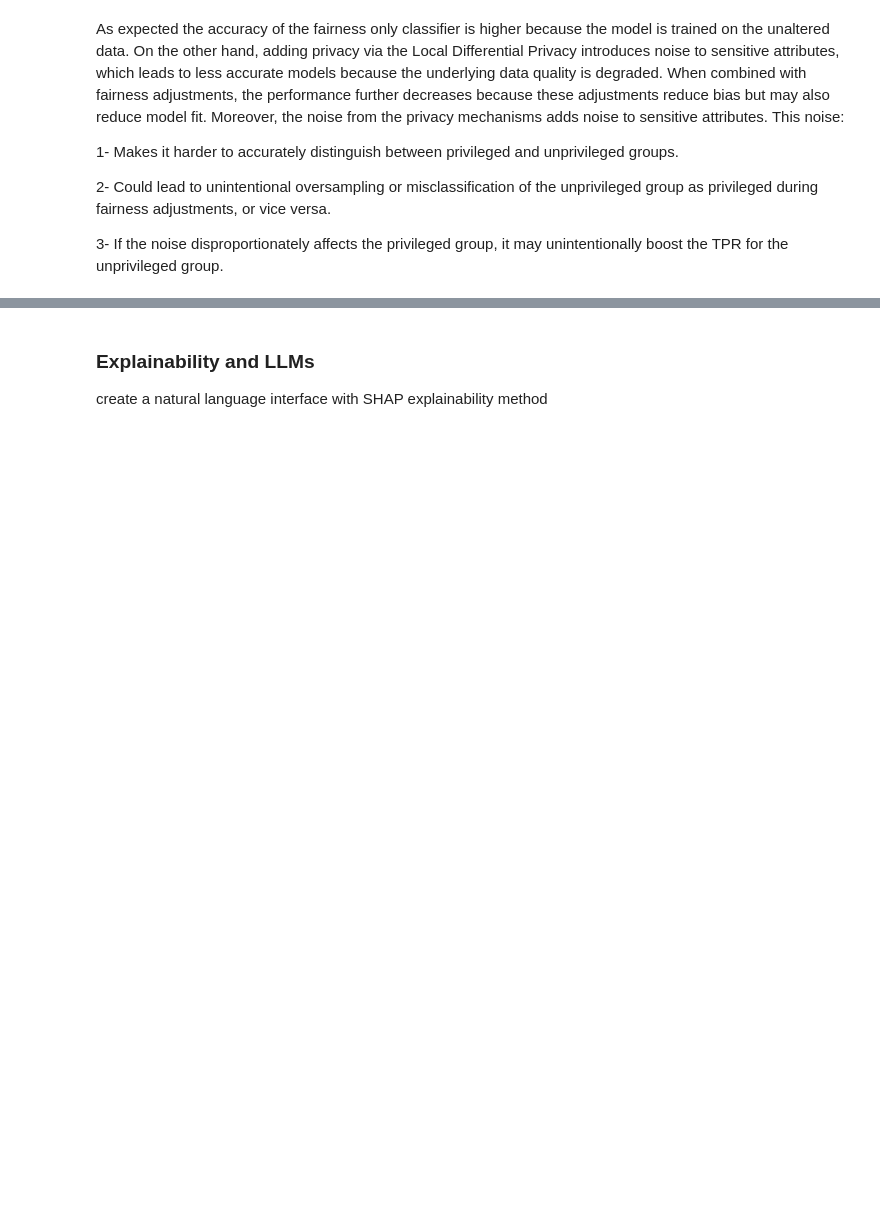
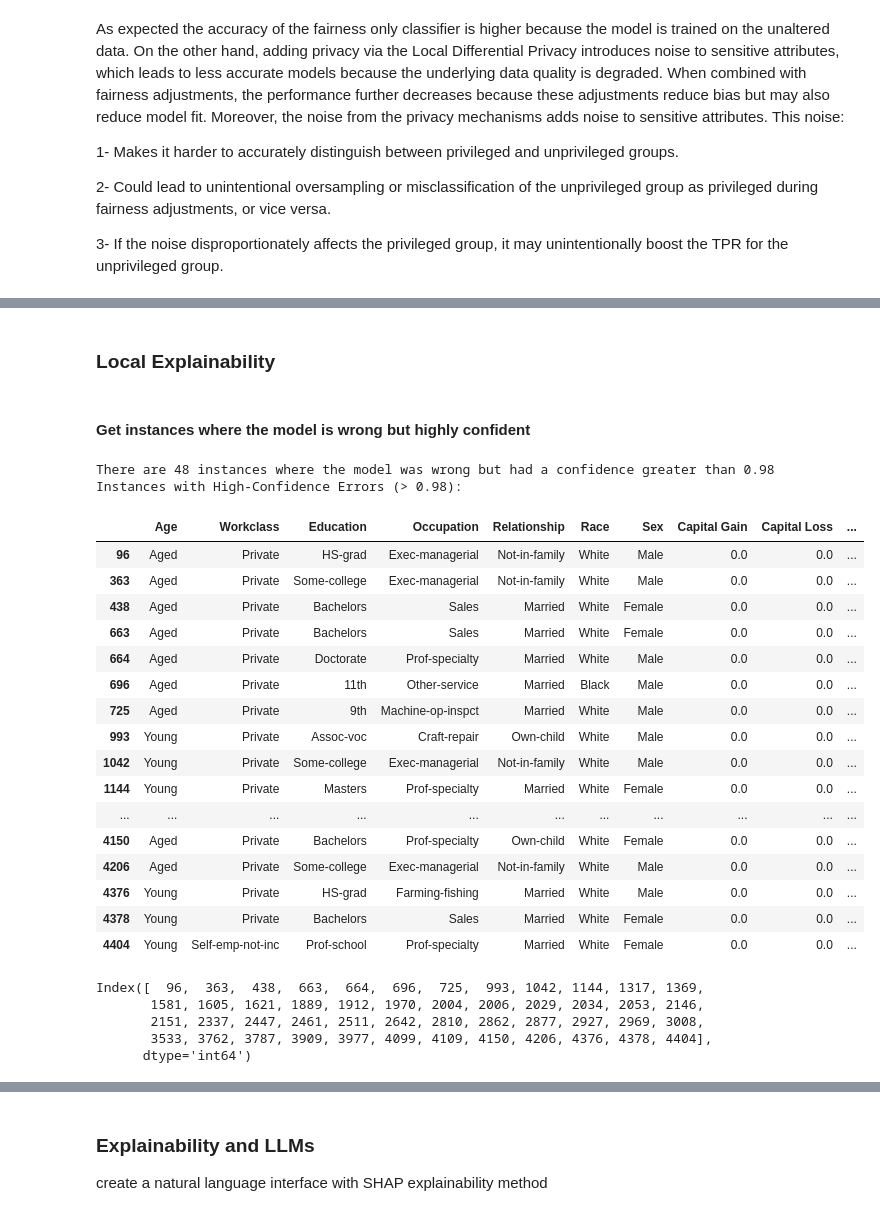
Before and after one commit to stef4k/responsible-data-science-project, a Jupyter notebook: wf-project-01.ipynb, the cells around one changed output, grey strips where cells are left out. Saved outputs shown, nothing was run; the diff lists cells and outputs as text; code cells hidden in the pictures; blank space fills up the shorter version.

Commit message:
Added explainability section (Ex. 5)

```diff
--- a/wf-project-01.ipynb
+++ b/wf-project-01.ipynb
@@ -643,0 +798,47 @@ This noise:
+# %% [markdown]
+### Local Explainability
+# %% [markdown]
+#### Get instances where the model is wrong but highly confident
+# %%
+# Add confidence scores to the test dataframe
+confidence_scores = model_private.predict_proba(test_private).max(axis=1)
+test_df_private["confidence"] = confidence_scores
+
+# Identify high-confidence errors
+high_confidence_errors = test_df_private[
+    (test_df_private["label"] != test_df_private["prediction"]) &
+    (test_df_private["confidence"] > 0.98)]
+
+print(f'There are {high_confidence_errors.shape[0]} instances where the model was wrong but had a confidence greater than 0.98')
+print("Instances with High-Confidence Errors (> 0.98):")
+
+high_confidence_errors
+# %% [output]
+There are 48 instances where the model was wrong but had a confidence greater than 0.98
+Instances with High-Confidence Errors (> 0.98):
+|  | Age | Workclass | Education | Occupation | Relationship | Race | Sex | Capital Gain | Capital Loss | ... |
+| 96 | Aged | Private | HS-grad | Exec-managerial | Not-in-family | White | Male | 0.0 | 0.0 | ... |
+| 363 | Aged | Private | Some-college | Exec-managerial | Not-in-family | White | Male | 0.0 | 0.0 | ... |
+| 438 | Aged | Private | Bachelors | Sales | Married | White | Female | 0.0 | 0.0 | ... |
+| 663 | Aged | Private | Bachelors | Sales | Married | White | Female | 0.0 | 0.0 | ... |
+| 664 | Aged | Private | Doctorate | Prof-specialty | Married | White | Male | 0.0 | 0.0 | ... |
+| 696 | Aged | Private | 11th | Other-service | Married | Black | Male | 0.0 | 0.0 | ... |
+| 725 | Aged | Private | 9th | Machine-op-inspct | Married | White | Male | 0.0 | 0.0 | ... |
+| 993 | Young | Private | Assoc-voc | Craft-repair | Own-child | White | Male | 0.0 | 0.0 | ... |
+| 1042 | Young | Private | Some-college | Exec-managerial | Not-in-family | White | Male | 0.0 | 0.0 | ... |
+| 1144 | Young | Private | Masters | Prof-specialty | Married | White | Female | 0.0 | 0.0 | ... |
+| ... | ... | ... | ... | ... | ... | ... | ... | ... | ... | ... |
+| 4150 | Aged | Private | Bachelors | Prof-specialty | Own-child | White | Female | 0.0 | 0.0 | ... |
+| 4206 | Aged | Private | Some-college | Exec-managerial | Not-in-family | White | Male | 0.0 | 0.0 | ... |
+| 4376 | Young | Private | HS-grad | Farming-fishing | Married | White | Male | 0.0 | 0.0 | ... |
+| 4378 | Young | Private | Bachelors | Sales | Married | White | Female | 0.0 | 0.0 | ... |
+| 4404 | Young | Self-emp-not-inc | Prof-school | Prof-specialty | Married | White | Female | 0.0 | 0.0 | ... |
+# %%
+high_conf_idx = high_confidence_errors.index
+high_conf_idx
+# %% [output]
+Index([  96,  363,  438,  663,  664,  696,  725,  993, 1042, 1144, 1317, 1369,
+       1581, 1605, 1621, 1889, 1912, 1970, 2004, 2006, 2029, 2034, 2053, 2146,
+       2151, 2337, 2447, 2461, 2511, 2642, 2810, 2862, 2877, 2927, 2969, 3008,
+       3533, 3762, 3787, 3909, 3977, 4099, 4109, 4150, 4206, 4376, 4378, 4404],
+      dtype='int64')
```
Also changed, not shown: parts of 32 cells of this notebook, 1 other file.
